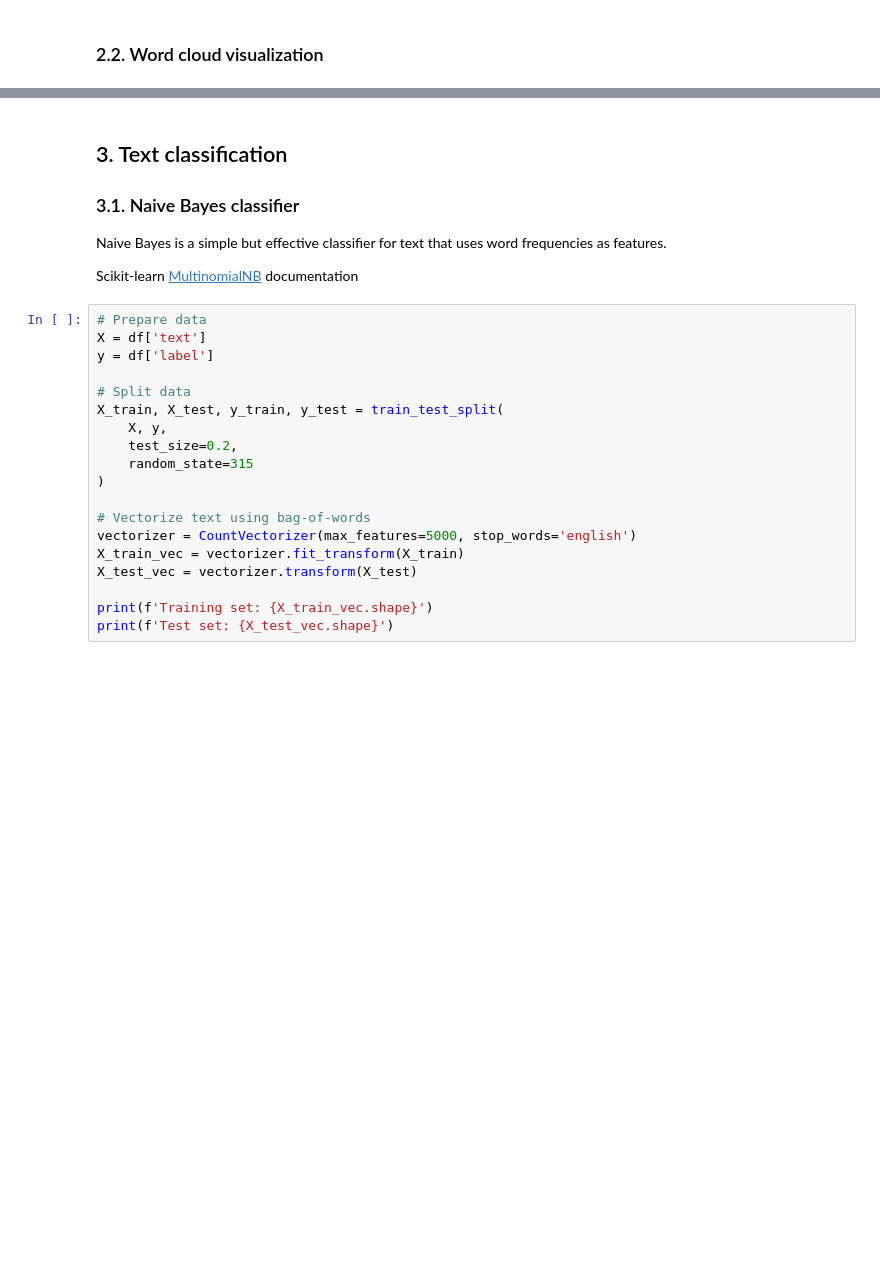
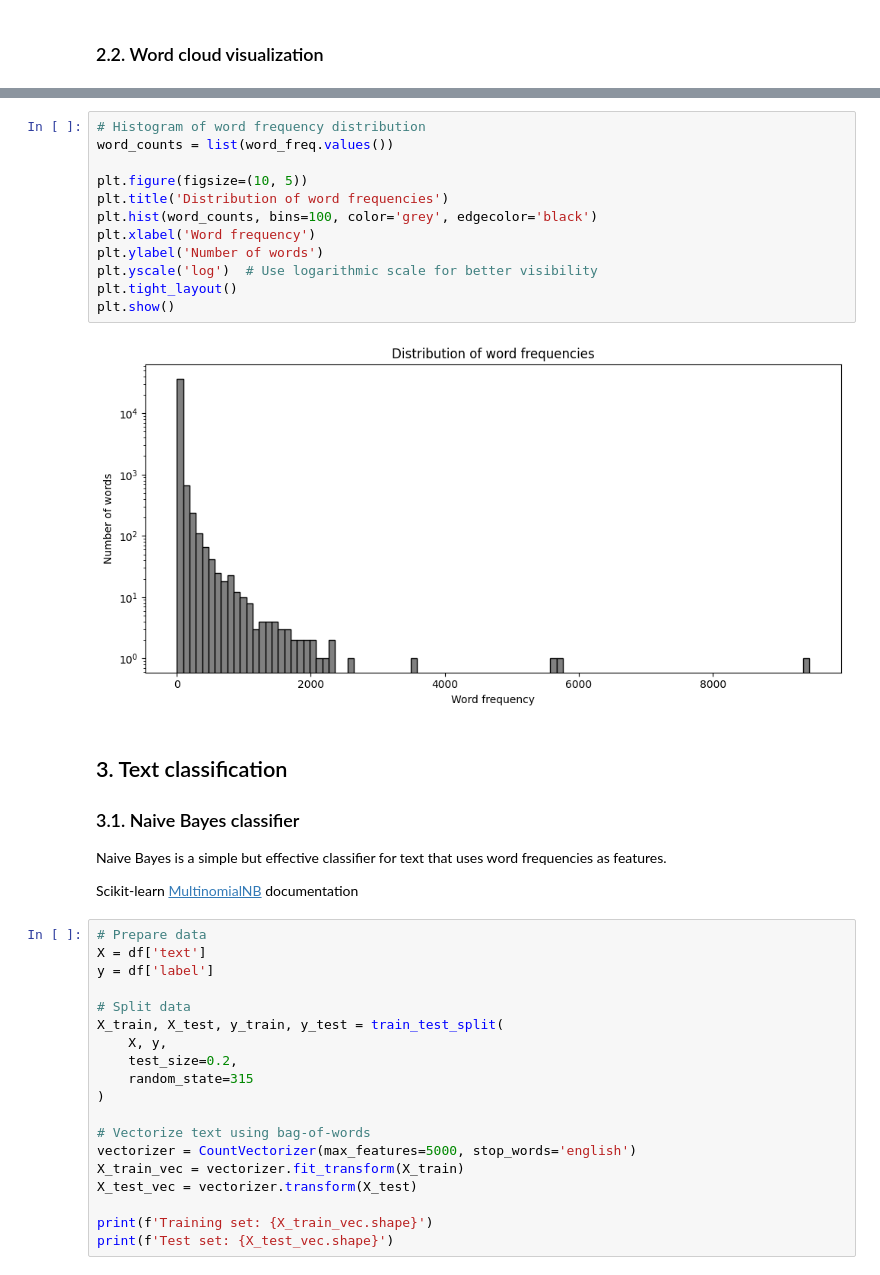
Before and after one commit to gperdrizet/FSA_devops, a Jupyter notebook: notebooks/unit5/lesson_38/Lesson_38_demo.ipynb, the cells around one changed output, grey strips where cells are left out. Saved outputs shown, nothing was run; the diff lists cells and outputs as text; blank space fills up the shorter version.

```diff
--- a/notebooks/unit5/lesson_38/Lesson_38_demo.ipynb
+++ b/notebooks/unit5/lesson_38/Lesson_38_demo.ipynb
@@ -168,3 +252,17 @@ plt.show()
+# %%
+# Histogram of word frequency distribution
+word_counts = list(word_freq.values())
+
+plt.figure(figsize=(10, 5))
+plt.title('Distribution of word frequencies')
+plt.hist(word_counts, bins=100, color='grey', edgecolor='black')
+plt.xlabel('Word frequency')
+plt.ylabel('Number of words')
+plt.yscale('log')  # Use logarithmic scale for better visibility
+plt.tight_layout()
+plt.show()
+# %% [output]
+[figure, added]
 # %% [markdown]
 ## 3. Text classification
 
```
Also changed, not shown: parts of 12 cells of this notebook.
